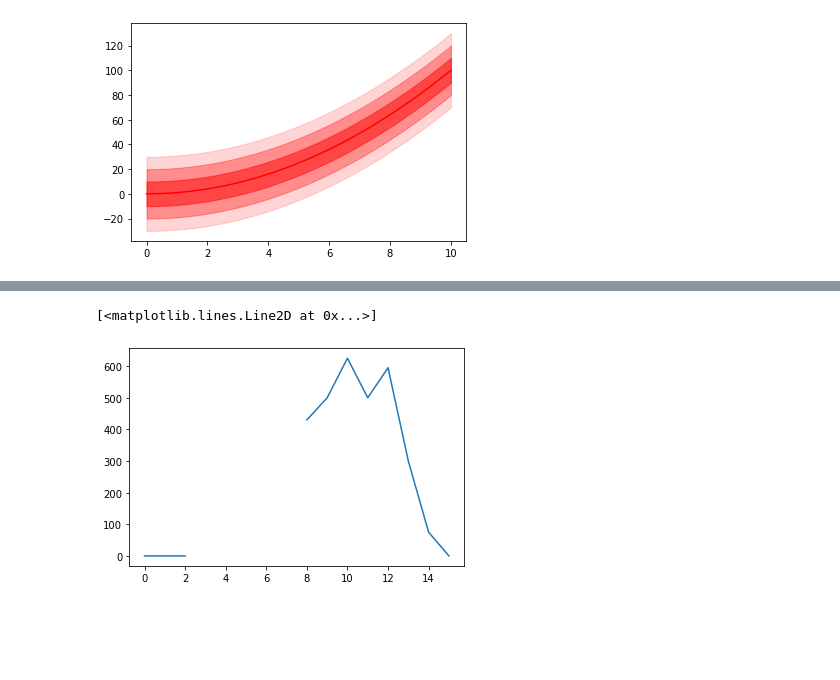
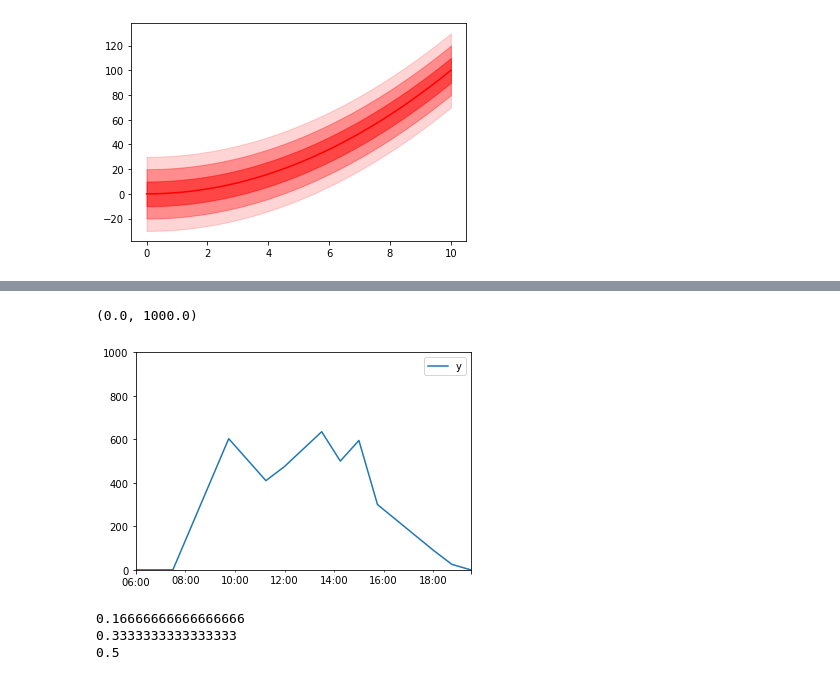
Before and after one commit to 7shoe/probabilistic-forecasting, a Jupyter notebook: Fanchart.ipynb, the cells around one changed output, grey strips where cells are left out. Cells and saved outputs as stored; diff of their text form; code cells hidden in the pictures; blank space fills up the shorter version.

Commit message:
initial graphic

```diff
--- a/Fanchart.ipynb
+++ b/Fanchart.ipynb
@@ -48,4 +40,4 @@ x2 = pd.date_range(start = datetime(2020, 4, 20, 6,   0),
 # %%
 y1 = [np.nan] * len(x1)
 # %%
-y1 = np.array([0, 0, 0, np.nan, np.nan, np.nan, 599, np.nan, 430, 500, 625, 500, 595, 300, 75, 0])
+y1_50 = np.array([0, 0, 0, np.nan,  np.nan, 603, np.nan, 410, 475, np.nan, 635, 500, 595, 300, np.nan, np.nan, 90, 25, 0])
@@ -66,5 +44,19 @@ DatetimeIndex(['2020-04-07 06:00:00', '2020-04-07 06:45:00',
-# %%
-plt.plot(y1)
-# %% [output]
-[<matplotlib.lines.Line2D at 0x...>]
-[figure, removed]
+# %%
+df_1 = pd.DataFrame({'x' : x1, 'y' : pd.Series(y1)})
+df_1 = df_1.set_index(x1)
+df_1['y'].interpolate(method='slinear', inplace=True)
+# %%
+df_1[['y']].plot()
+plt.ylim([0, 1000])
+# %% [output]
+(0.0, 1000.0)
+[figure, added]
+# %%
+vals = [30, 20, 10]
+for i, val in enumerate(vals):
+    alpha = 0.5*(i+1)/len(vals)
+    print(alpha)
+# %% [output]
+0.16666666666666666
+0.3333333333333333
+0.5
```
Also changed, not shown: parts of 9 cells of this notebook.
